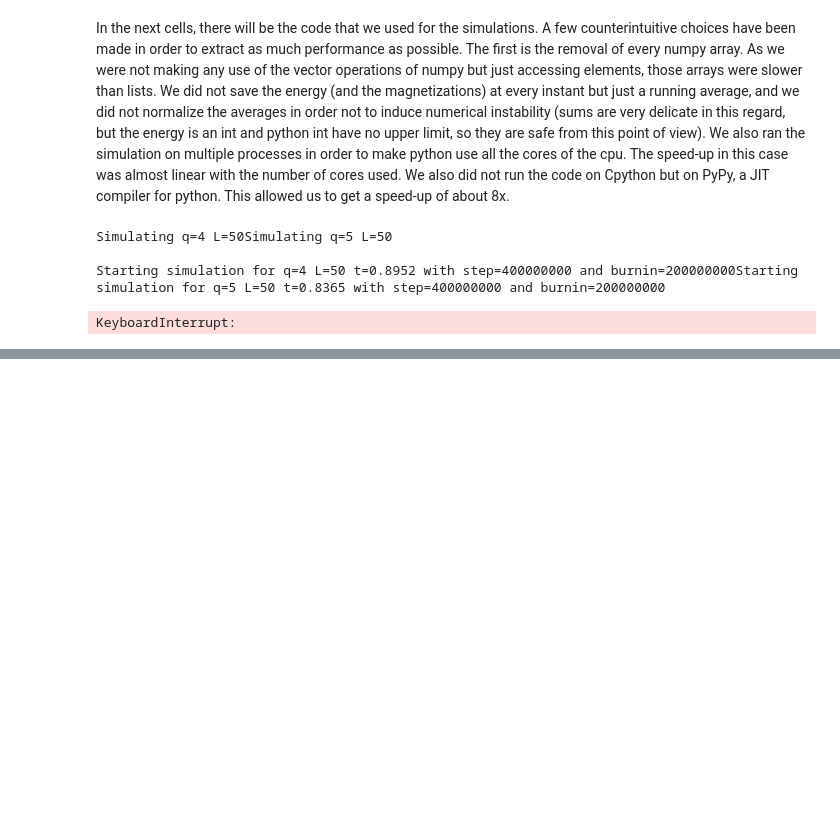
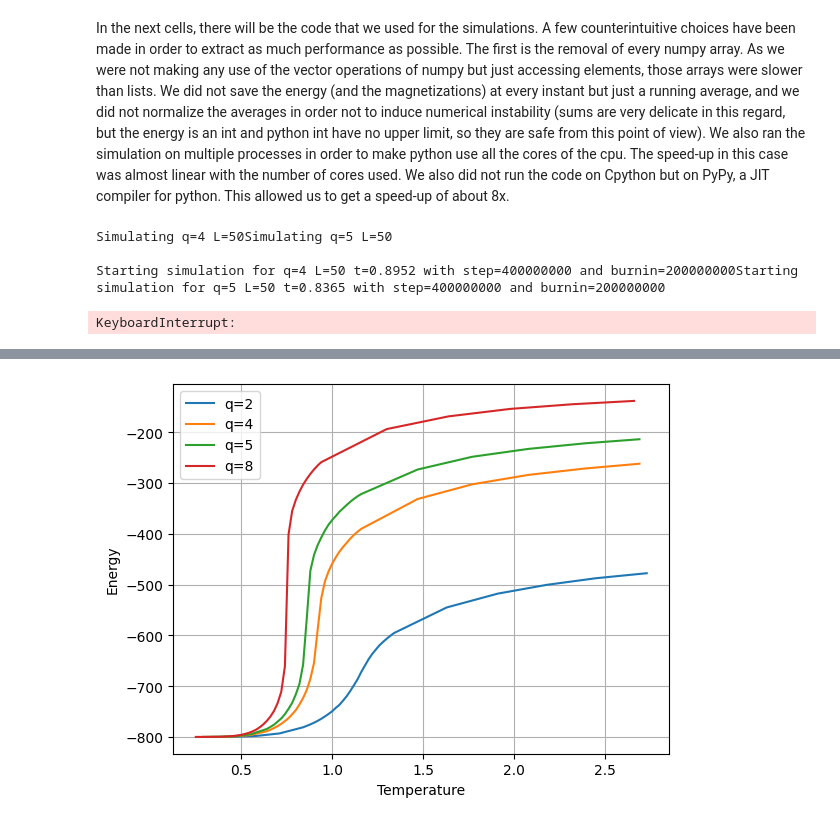
Before and after one commit to DarioFi/Potts-model-phase-transitions, a Jupyter notebook: dario.ipynb, the cells around one changed output, grey strips where cells are left out. Drawn from its saved outputs; the diff is of its cells as text; code cells hidden in the pictures; blank space fills up the shorter version.

```diff
--- a/dario.ipynb
+++ b/dario.ipynb
@@ -303,0 +308,44 @@ KeyboardInterrupt:
+# %%
+from dataclasses import dataclass
+import os
+import matplotlib.pyplot as plt
+
+
+def load(q, L):
+    with open(os.path.join("results", f"simulation_{q=}_{L=}.json")) as f:  # change this
+        d = json.load(f)
+    for key in d.keys():
+        d[key] = d[key][1:]
+    return d.values()
+
+
+@dataclass
+class Experiment:
+    temps: list
+    avg_en: list
+    avg_mag: list
+    spec_heat: list
+    spec_heat_temps: list
+
+
+exps: dict[tuple[int, int]: Experiment] = {}
+# %%
+qs = [2, 4, 5, 8]
+Ls = [10, 20, 30, 50]
+for q in qs:
+    for L in Ls:
+        try:
+            exps[q, L] = Experiment(*load(q, L))
+        except FileNotFoundError:
+            pass
+# %%
+L = 20
+for q in qs:
+    plt.plot(exps[q, L].temps, exps[q, L].avg_en, label=f"q={q}")
+
+plt.legend()
+plt.xlabel("Temperature")
+plt.ylabel("Energy")
+plt.grid()
+# %% [output]
+[figure, added]
```
Also changed, not shown: parts of 5 cells of this notebook, 2 other files.
